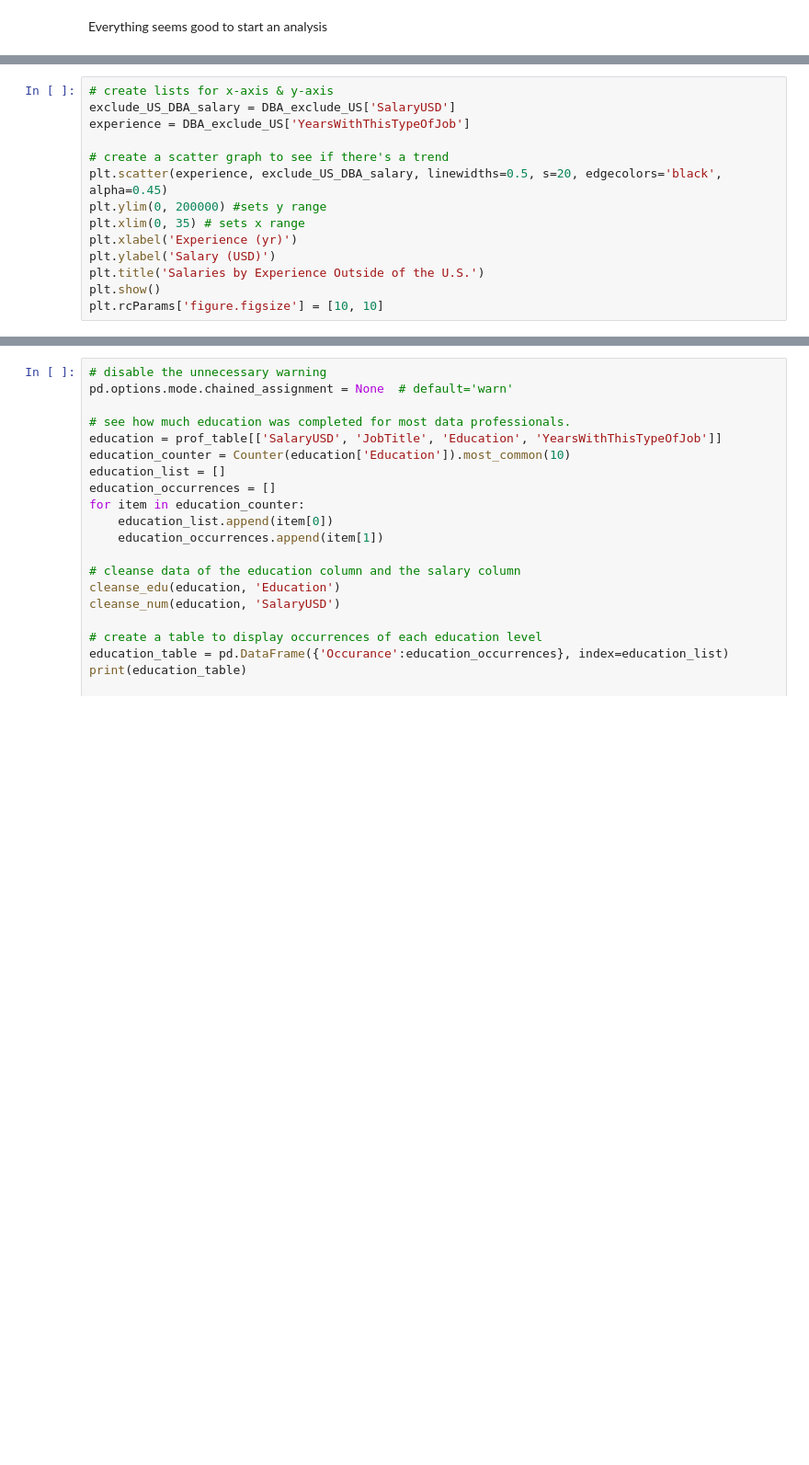
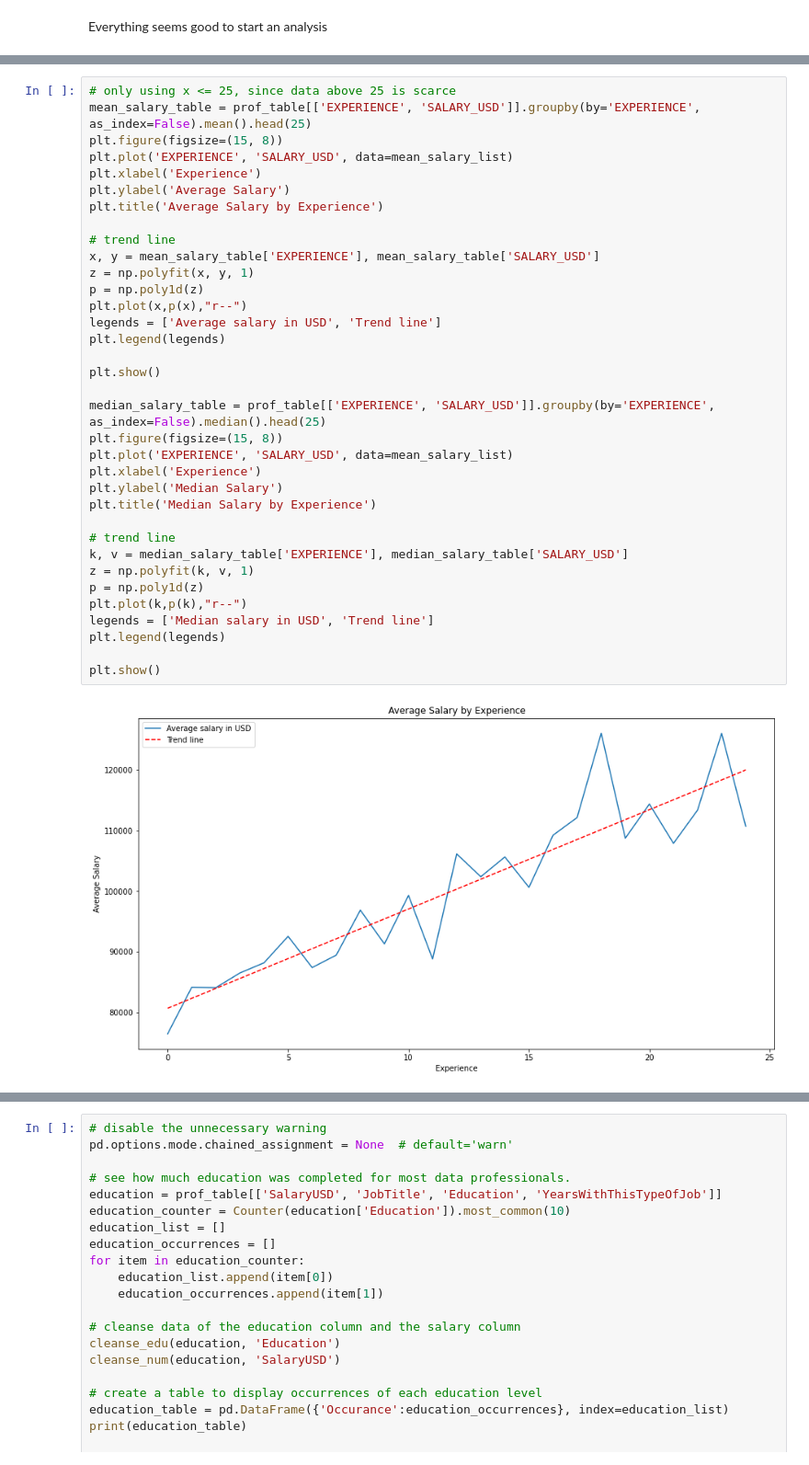
Before and after one commit to tw7366/Projects, a Jupyter notebook: Projects/2018 Data Professionals' Average Salaries.ipynb, the cells around one changed output, grey strips where cells are left out. Shown at 92% size. Drawn from its saved outputs; the diff is of its cells as text; blank space fills up the shorter version.

Commit message:
Finished experience level vs salary, created graphs for mean/median salaries vs experience.

```diff
--- a/Projects/2018 Data Professionals' Average Salaries.ipynb
+++ b/Projects/2018 Data Professionals' Average Salaries.ipynb
@@ -531,14 +410,0 @@ print(f'expert level average salary: {expert_level_mean}')
-# %%
-# create lists for x-axis & y-axis
-exclude_US_DBA_salary = DBA_exclude_US['SalaryUSD']
-experience = DBA_exclude_US['YearsWithThisTypeOfJob']
-
-# create a scatter graph to see if there's a trend
-plt.scatter(experience, exclude_US_DBA_salary, linewidths=0.5, s=20, edgecolors='black', alpha=0.45)
-plt.ylim(0, 200000) #sets y range
-plt.xlim(0, 35) # sets x range
-plt.xlabel('Experience (yr)')
-plt.ylabel('Salary (USD)')
-plt.title('Salaries by Experience Outside of the U.S.')
-plt.show()
-plt.rcParams['figure.figsize'] = [10, 10]
@@ -586,0 +460,37 @@ It's unclear whether there were much more DBAs in the U.S or the survey was easi
+# %%
+# only using x <= 25, since data above 25 is scarce
+mean_salary_table = prof_table[['EXPERIENCE', 'SALARY_USD']].groupby(by='EXPERIENCE', as_index=False).mean().head(25)
+plt.figure(figsize=(15, 8))
+plt.plot('EXPERIENCE', 'SALARY_USD', data=mean_salary_list)
+plt.xlabel('Experience')
+plt.ylabel('Average Salary')
+plt.title('Average Salary by Experience')
+
+# trend line
+x, y = mean_salary_table['EXPERIENCE'], mean_salary_table['SALARY_USD']
+z = np.polyfit(x, y, 1)
+p = np.poly1d(z)
+plt.plot(x,p(x),"r--")
+legends = ['Average salary in USD', 'Trend line']
+plt.legend(legends)
+
+plt.show()
+
+median_salary_table = prof_table[['EXPERIENCE', 'SALARY_USD']].groupby(by='EXPERIENCE', as_index=False).median().head(25)
+plt.figure(figsize=(15, 8))
+plt.plot('EXPERIENCE', 'SALARY_USD', data=mean_salary_list)
+plt.xlabel('Experience')
+plt.ylabel('Median Salary')
+plt.title('Median Salary by Experience')
+
+# trend line
+k, v = median_salary_table['EXPERIENCE'], median_salary_table['SALARY_USD']
+z = np.polyfit(k, v, 1)
+p = np.poly1d(z)
+plt.plot(k,p(k),"r--")
+legends = ['Median salary in USD', 'Trend line']
+plt.legend(legends)
+
+plt.show()
+# %% [output]
+[figure, added]
```
Also changed, not shown: parts of 23 cells of this notebook.
